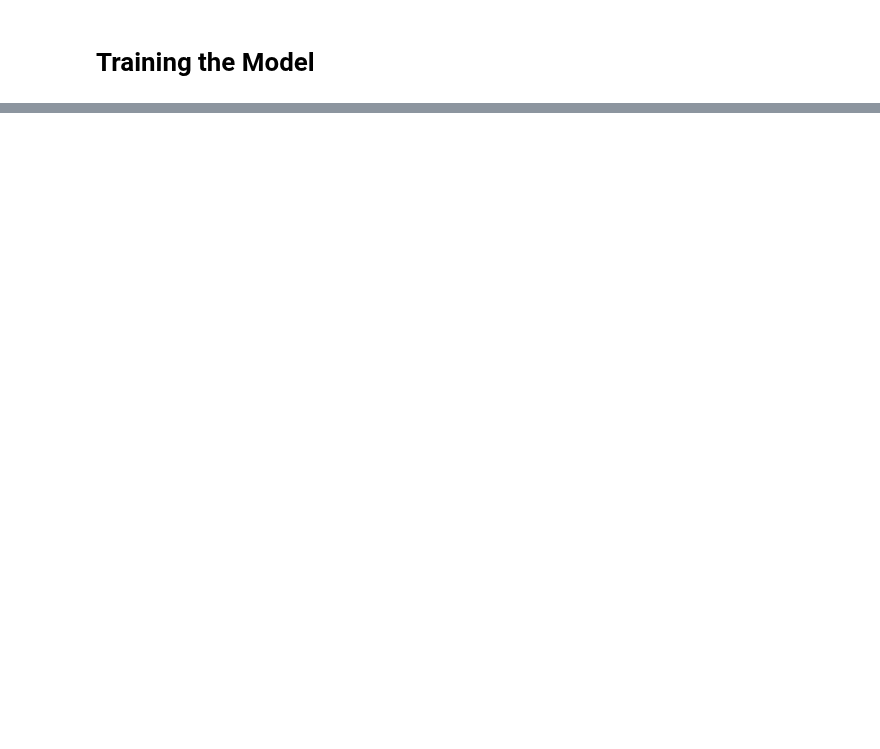
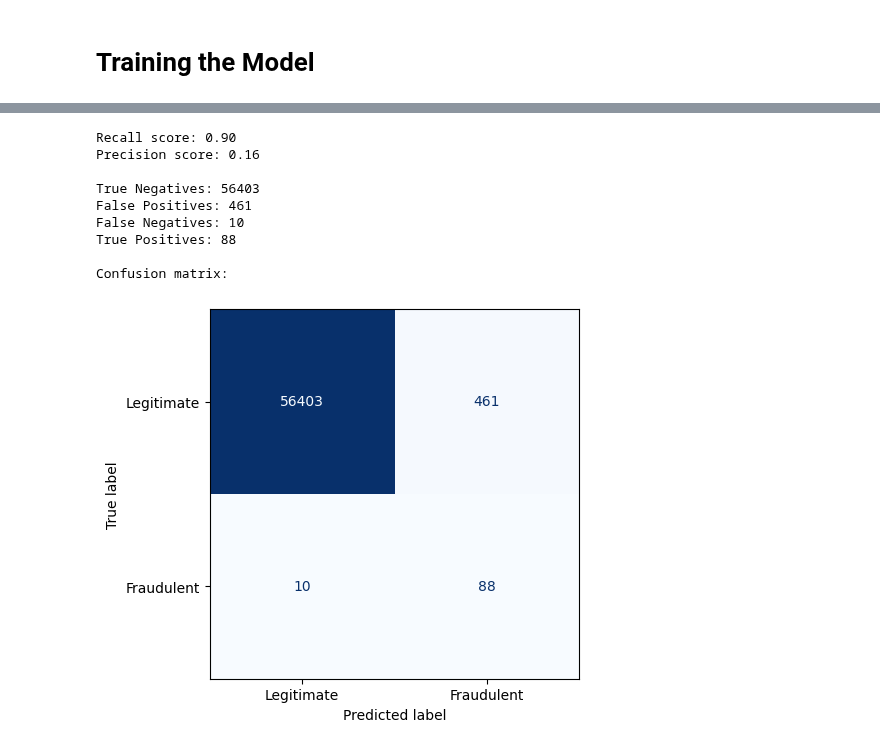
Before and after one commit to smortezah/portfolio, a Jupyter notebook: anomaly-detection/fraud-detection.ipynb, the cells around one changed output, grey strips where cells are left out. Cells and saved outputs as stored; diff of their text form; code cells hidden in the pictures; blank space fills up the shorter version.

Commit message:
Added credit card fraud detection

```diff
--- a/anomaly-detection/fraud-detection.ipynb
+++ b/anomaly-detection/fraud-detection.ipynb
@@ -328,0 +287,6 @@ Text(0.5, 0, 'Epoch')
+# %%
+# Predict on the test data
+y_pred = model.predict(X_test_scaled)
+
+# Convert predictions to binary values
+y_pred = np.where(y_pred >= 0.5, 1, 0)
@@ -328,0 +295,39 @@ Text(0.5, 0, 'Epoch')
+# %%
+from sklearn.metrics import recall_score, precision_score, confusion_matrix
+
+# Recall score
+recall = recall_score(y_test, y_pred)
+print(f"Recall score: {recall:.2f}")
+
+# Precision score
+precision = precision_score(y_test, y_pred)
+print(f"Precision score: {precision:.2f}")
+
+# Confusion matrix
+conf_matrix = confusion_matrix(y_test, y_pred)
+
+# True negatives, false positives, false negatives, true positives
+tn, fp, fn, tp = conf_matrix.ravel()
+print(f"\nTrue Negatives: {tn}")
+print(f"False Positives: {fp}")
+print(f"False Negatives: {fn}")
+print(f"True Positives: {tp}")
+
+# Plot the confusion matrix
+disp = ConfusionMatrixDisplay(
+    confusion_matrix=conf_matrix, display_labels=["Legitimate", "Fraudulent"]
+)
+print("\nConfusion matrix:")
+disp.plot(cmap="Blues", values_format="d", ax=None, colorbar=False)
+plt.savefig("confusion_matrix.png", bbox_inches="tight")
+# %% [output]
+Recall score: 0.90
+Precision score: 0.16
+
+True Negatives: 56403
+False Positives: 461
+False Negatives: 10
+True Positives: 88
+
+Confusion matrix:
+[figure, added]
```
Also changed, not shown: parts of 12 cells of this notebook, 1 other file.
